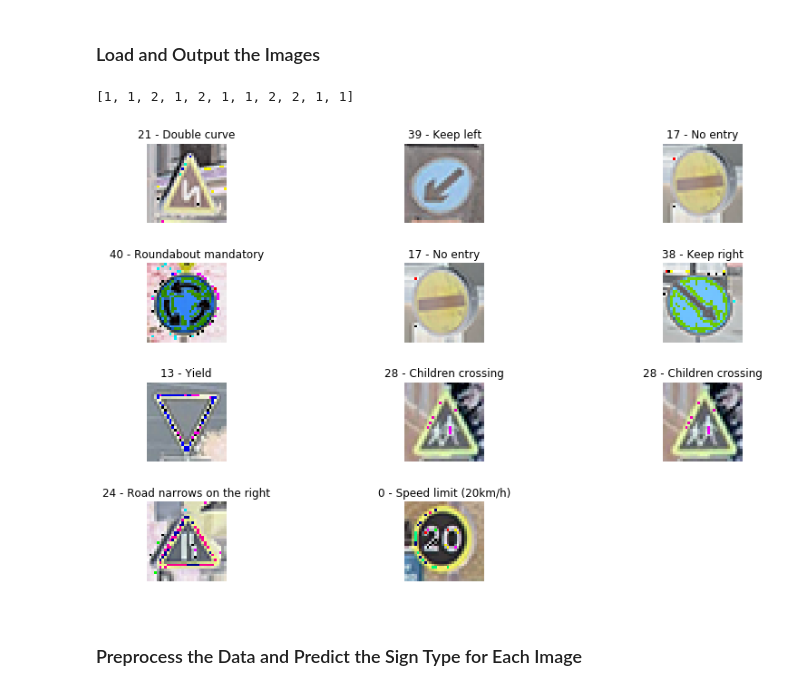
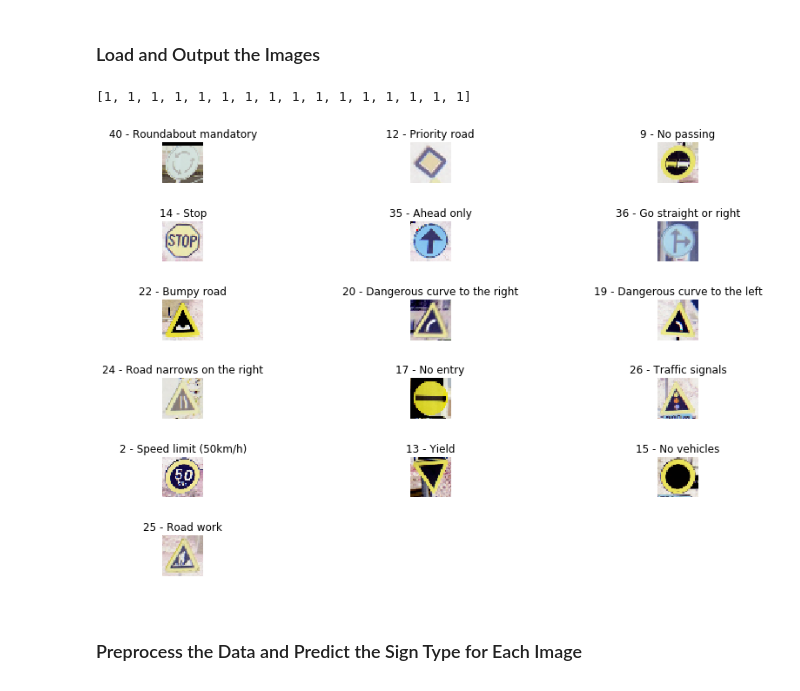
Before and after one commit to Labonneguigue/CarND-Traffic-Sign-Classifier-Project, a Jupyter notebook: Traffic_Sign_Classifier.ipynb, the cells around one changed output. Drawn from its saved outputs; the diff is of its cells as text; code cells hidden in the pictures.

```diff
--- a/Traffic_Sign_Classifier.ipynb
+++ b/Traffic_Sign_Classifier.ipynb
@@ -893,20 +868,24 @@ I got these images from https://github.com/navoshta. Thanks a lot by the way !
 # %%
 from PIL import Image
 import glob
 
 new_images = np.empty([0, 32, 32, 3], dtype = np.float32)
-for filename in glob.glob('new_images/*.png'):
-    image=Image.open(filename)
-    new_images = np.append(new_images, cv2.imread(filename)[np.newaxis], axis=0)
+for filename in glob.glob('new_images/*.ppm'):
+    image = Image.open(filename)
+    new_image = resizeSize(cv2.imread(filename))[np.newaxis]
+    new_images = np.append(new_images, new_image, axis=0)
 
+# Png labels
 labels = np.array([21, 39, 17, 40, 17, 38, 13, 28, 28, 24,0])
+# Ppm labels
+labels = np.array([40, 12, 9, 14, 35, 36, 22, 20, 19, 24, 17, 26, 2, 13, 15, 25])
 nb_new_images = new_images.shape[0]
 assert(labels.shape[0] == new_images.shape[0])
 
 plotSampleAndGetDistribution(new_images, labels, doPlot=1, it=labels)
 # %% [output]
-[1, 1, 2, 1, 2, 1, 1, 2, 2, 1, 1]
+[1, 1, 1, 1, 1, 1, 1, 1, 1, 1, 1, 1, 1, 1, 1, 1]
-[figure, old version]
+[figure, new version]
 # %% [markdown]
 ### Preprocess the Data and Predict the Sign Type for Each Image
 # %%
```
Also changed, not shown: parts of 16 cells of this notebook, 51 other files.
